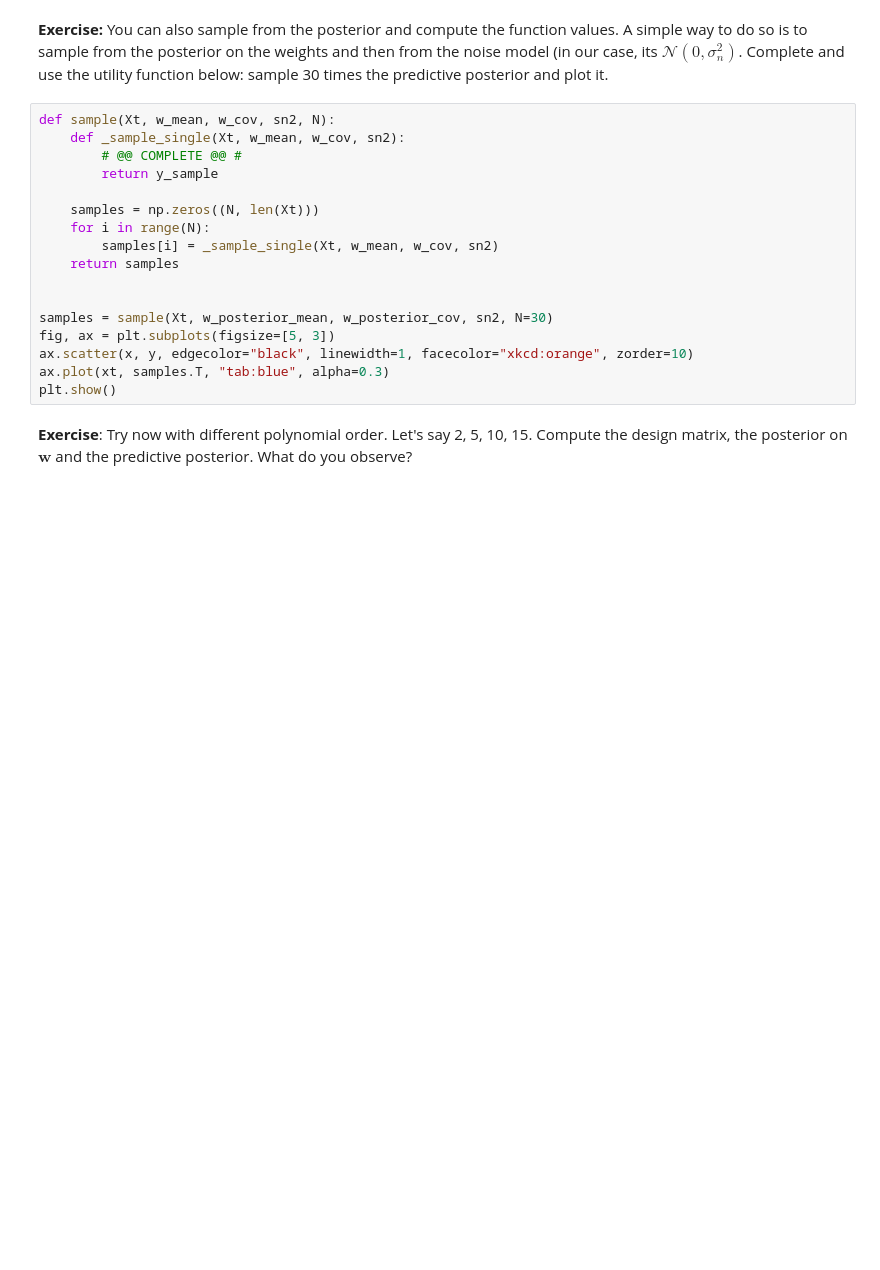
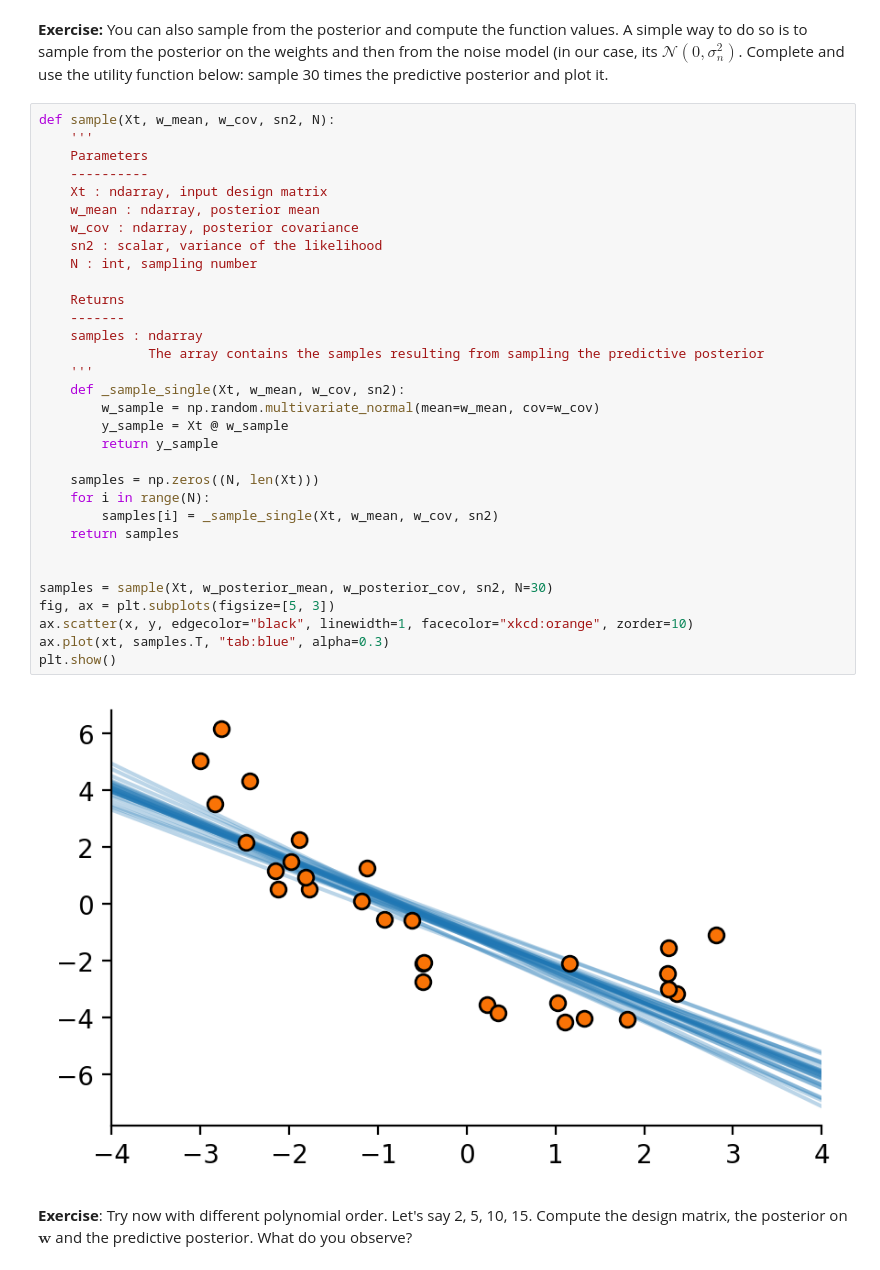
Before and after one commit to AndreaGhiglione/advanced-statistical-inference, a Jupyter notebook: lab_week1-public/Bayesian_Linear_Regression.ipynb, the cells around one changed output. Saved outputs shown, nothing was run; the diff lists cells and outputs as text; blank space fills up the shorter version.

```diff
--- a/lab_week1-public/Bayesian_Linear_Regression.ipynb
+++ b/lab_week1-public/Bayesian_Linear_Regression.ipynb
@@ -307,21 +307,38 @@ plt.show()
 Complete and use the utility function below: sample 30 times the predictive posterior and plot it.
 # %%
 def sample(Xt, w_mean, w_cov, sn2, N):
+    '''
+    Parameters
+    ----------
+    Xt : ndarray, input design matrix
+    w_mean : ndarray, posterior mean
+    w_cov : ndarray, posterior covariance
+    sn2 : scalar, variance of the likelihood
+    N : int, sampling number
+
+    Returns
+    -------
+    samples : ndarray
+              The array contains the samples resulting from sampling the predictive posterior
+    '''
     def _sample_single(Xt, w_mean, w_cov, sn2):
-        # @@ COMPLETE @@ #
+        w_sample = np.random.multivariate_normal(mean=w_mean, cov=w_cov)
+        y_sample = Xt @ w_sample
         return y_sample
 
     samples = np.zeros((N, len(Xt)))
     for i in range(N):
         samples[i] = _sample_single(Xt, w_mean, w_cov, sn2)
     return samples
 
 
 samples = sample(Xt, w_posterior_mean, w_posterior_cov, sn2, N=30)
 fig, ax = plt.subplots(figsize=[5, 3])
 ax.scatter(x, y, edgecolor="black", linewidth=1, facecolor="xkcd:orange", zorder=10)
 ax.plot(xt, samples.T, "tab:blue", alpha=0.3)
 plt.show()
+# %% [output]
+[figure, added]
 # %% [markdown]
 **Exercise**: Try now with different polynomial order. Let's say 2, 5, 10, 15. Compute the design matrix, the posterior on $\mathbf{w}$ and the predictive posterior. What do you observe?
 # %%
```
Also changed, not shown: parts of 2 cells of this notebook.
